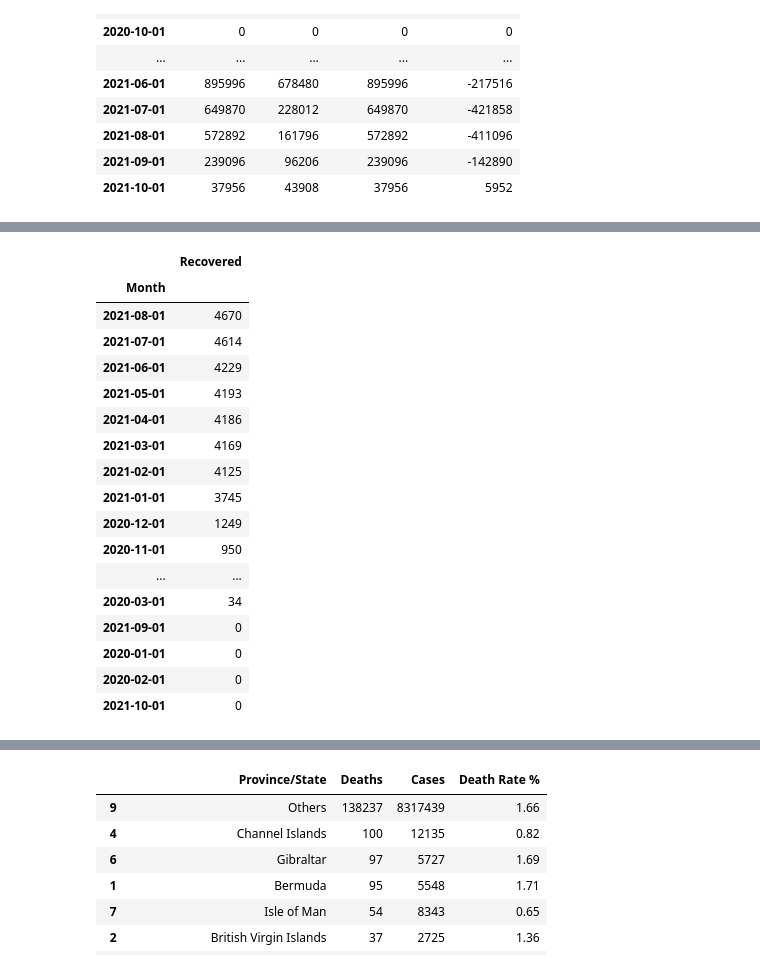
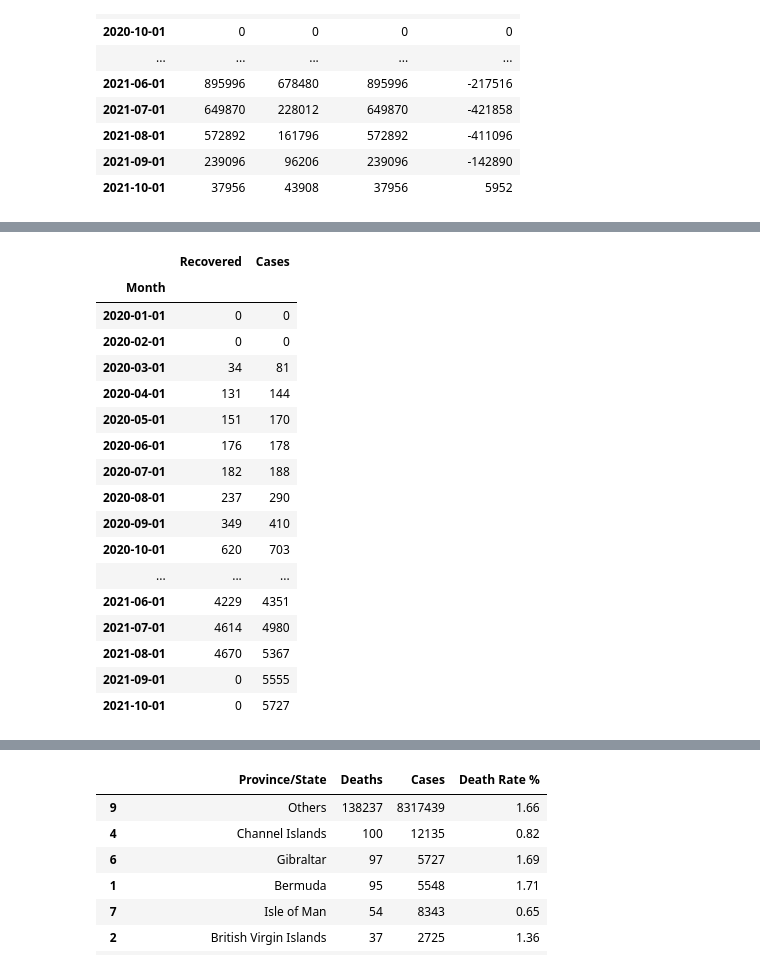
Before and after one commit to hazz292/LSE_A2_COVID_Analysis_Python, a Jupyter notebook: LSE_DA201_Assignment_Hazel_Chan.ipynb, the cells around one changed output, grey strips where cells are left out. Cells and saved outputs as stored; diff of their text form; code cells hidden in the pictures.

```diff
--- a/LSE_DA201_Assignment_Hazel_Chan.ipynb
+++ b/LSE_DA201_Assignment_Hazel_Chan.ipynb
@@ -1220,36 +1110,36 @@ When plotted over each month, there is a significant increase in recoveries in J
 # %%
-# Recoveries over time
+# Gilbraltar recoveries and cases over time
 # Filter Gilbraltar
 gib_only_rec = covid_uk[covid_uk['Province/State'] == 'Gibraltar']
 
 # Make a copy
 gib_rec = gib_only_rec.copy()
 
 # Convert Date to Month
 gib_rec['Month'] = pd.to_datetime(gib_rec['Date']+pd.offsets.MonthBegin(-1))
 
 # Group by month
-recovered_gib = gib_rec.groupby(['Month'])[['Recovered']].max().sort_values(by='Recovered',ascending=False)
+recovered_gib = gib_rec.groupby(['Month'])[['Recovered','Cases']].max()
 
 # View DataFrame
 recovered_gib
 # %% [output]
-|  | Recovered |
-| Month |  |
-| 2021-08-01 | 4670 |
-| 2021-07-01 | 4614 |
-| 2021-06-01 | 4229 |
-| 2021-05-01 | 4193 |
-| 2021-04-01 | 4186 |
-| 2021-03-01 | 4169 |
-| 2021-02-01 | 4125 |
-| 2021-01-01 | 3745 |
-| 2020-12-01 | 1249 |
-| 2020-11-01 | 950 |
-| ... | ... |
-| 2020-03-01 | 34 |
-| 2021-09-01 | 0 |
-| 2020-01-01 | 0 |
-| 2020-02-01 | 0 |
-| 2021-10-01 | 0 |
+|  | Recovered | Cases |
+| Month |  |  |
+| 2020-01-01 | 0 | 0 |
+| 2020-02-01 | 0 | 0 |
+| 2020-03-01 | 34 | 81 |
+| 2020-04-01 | 131 | 144 |
+| 2020-05-01 | 151 | 170 |
+| 2020-06-01 | 176 | 178 |
+| 2020-07-01 | 182 | 188 |
+| 2020-08-01 | 237 | 290 |
+| 2020-09-01 | 349 | 410 |
+| 2020-10-01 | 620 | 703 |
+| ... | ... | ... |
+| 2021-06-01 | 4229 | 4351 |
+| 2021-07-01 | 4614 | 4980 |
+| 2021-08-01 | 4670 | 5367 |
+| 2021-09-01 | 0 | 5555 |
+| 2021-10-01 | 0 | 5727 |
 # %%
```
Also changed, not shown: parts of 71 cells of this notebook.
